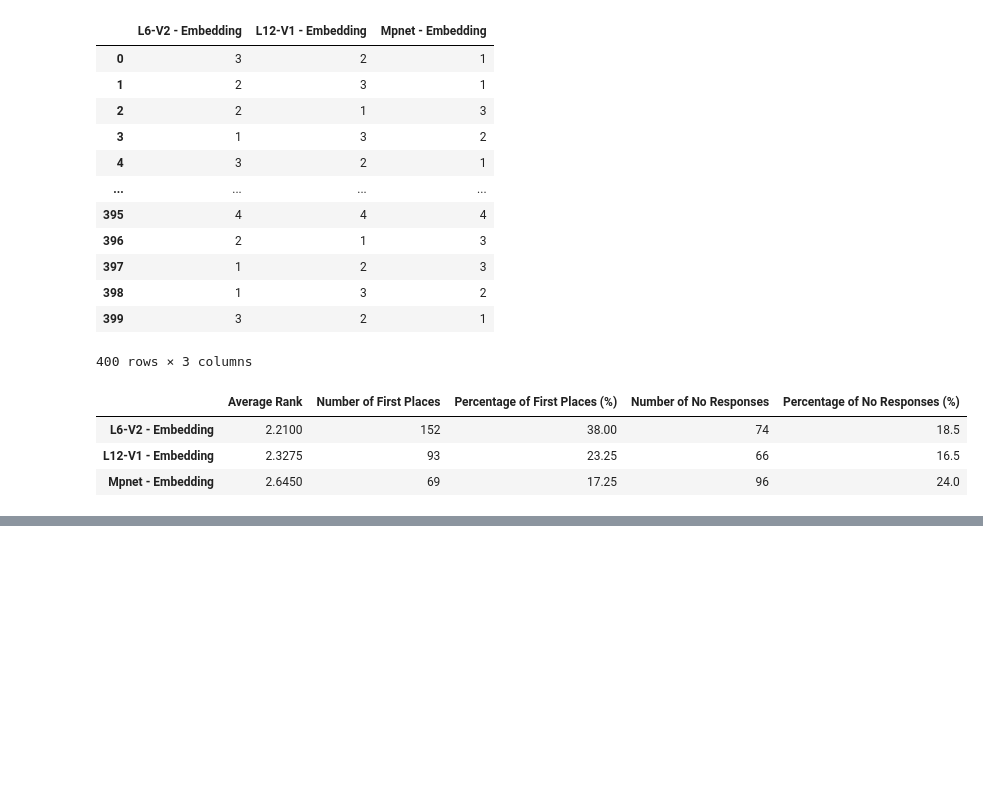
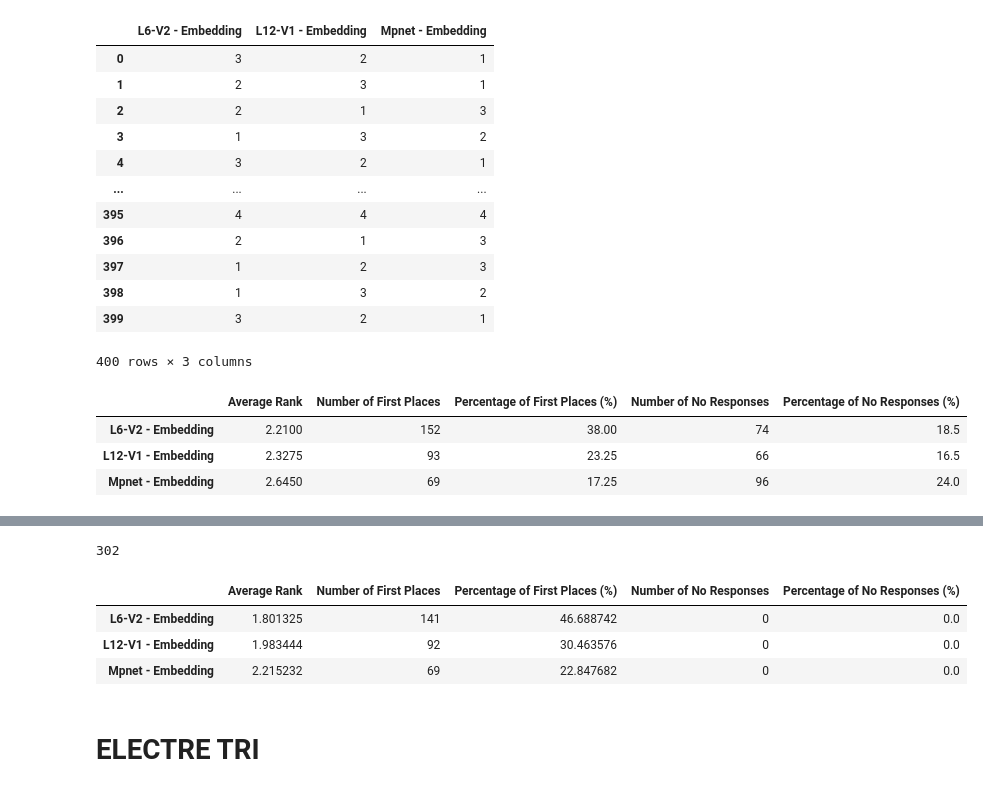
Before and after one commit to Sonimith12/DL_Project_RAG, a Jupyter notebook: comparaisonLLM.ipynb, the cells around one changed output, grey strips where cells are left out. Saved outputs shown, nothing was run; the diff lists cells and outputs as text; code cells hidden in the pictures; blank space fills up the shorter version.

```diff
--- a/comparaisonLLM.ipynb
+++ b/comparaisonLLM.ipynb
@@ -734,0 +817,27 @@ stats_df
+# %%
+# Remove rows where any column has the value 4
+filtered_df = df[~(df == 4).any(axis=1)]
+
+print(len(filtered_df))  # Print the number of remaining rows
+
+# Calculate statistics on the filtered DataFrame
+statistics = {
+    "Average Rank": filtered_df.mean(),
+    "Number of First Places": (filtered_df == 1).sum(),
+    "Percentage of First Places (%)": ((filtered_df == 1).sum() / len(filtered_df) * 100),
+    "Number of No Responses": (filtered_df == 4).sum(),
+    "Percentage of No Responses (%)": (filtered_df == 4).sum() / len(filtered_df) * 100
+}
+
+# Convert the statistics into a DataFrame
+stats_df = pd.DataFrame(statistics)
+
+stats_df
+# %% [output]
+302
+|  | Average Rank | Number of First Places | Percentage of First Places (%) | Number of No Responses | Percentage of No Responses (%) |
+| L6-V2 - Embedding | 1.801325 | 141 | 46.688742 | 0 | 0.0 |
+| L12-V1 - Embedding | 1.983444 | 92 | 30.463576 | 0 | 0.0 |
+| Mpnet - Embedding | 2.215232 | 69 | 22.847682 | 0 | 0.0 |
+# %% [markdown]
+# ELECTRE TRI
```
Also changed, not shown: parts of 6 cells of this notebook.
